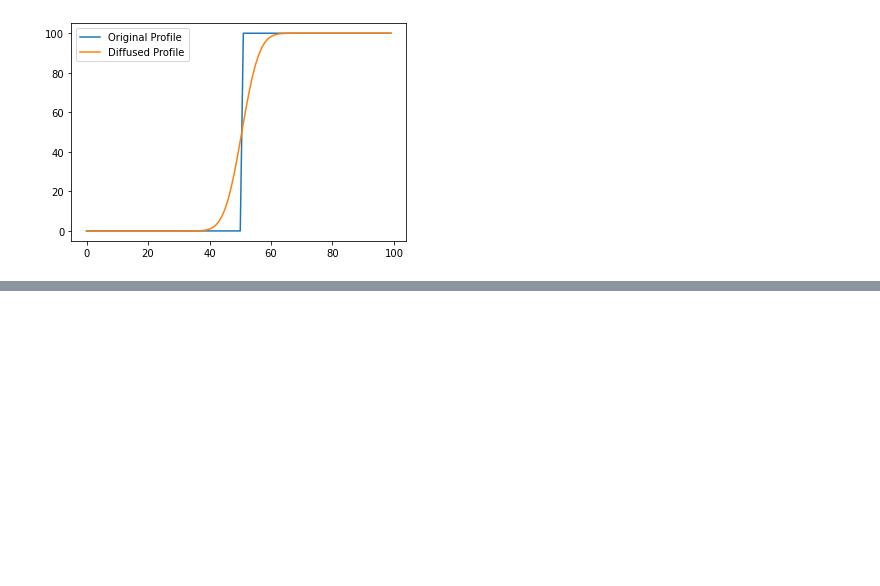
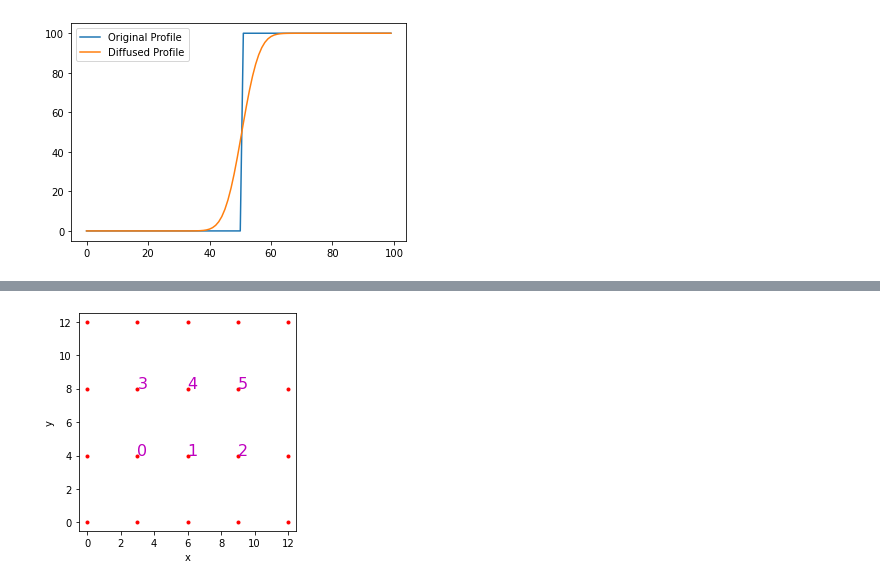
Before and after one commit to gsb223/landlabwork, a Jupyter notebook: testing_code/tutorial_test2.ipynb, the cells around one changed output, grey strips where cells are left out. Cells and saved outputs as stored; diff of their text form; code cells hidden in the pictures; blank space fills up the shorter version.

```diff
--- a/testing_code/tutorial_test2.ipynb
+++ b/testing_code/tutorial_test2.ipynb
@@ -27,0 +39,4 @@ plt.legend()
+# %%
+plot_graph(grid, at="cell")
+# %% [output]
+[figure, added]
```
Also changed, not shown: parts of 13 cells of this notebook, 5 other files.
